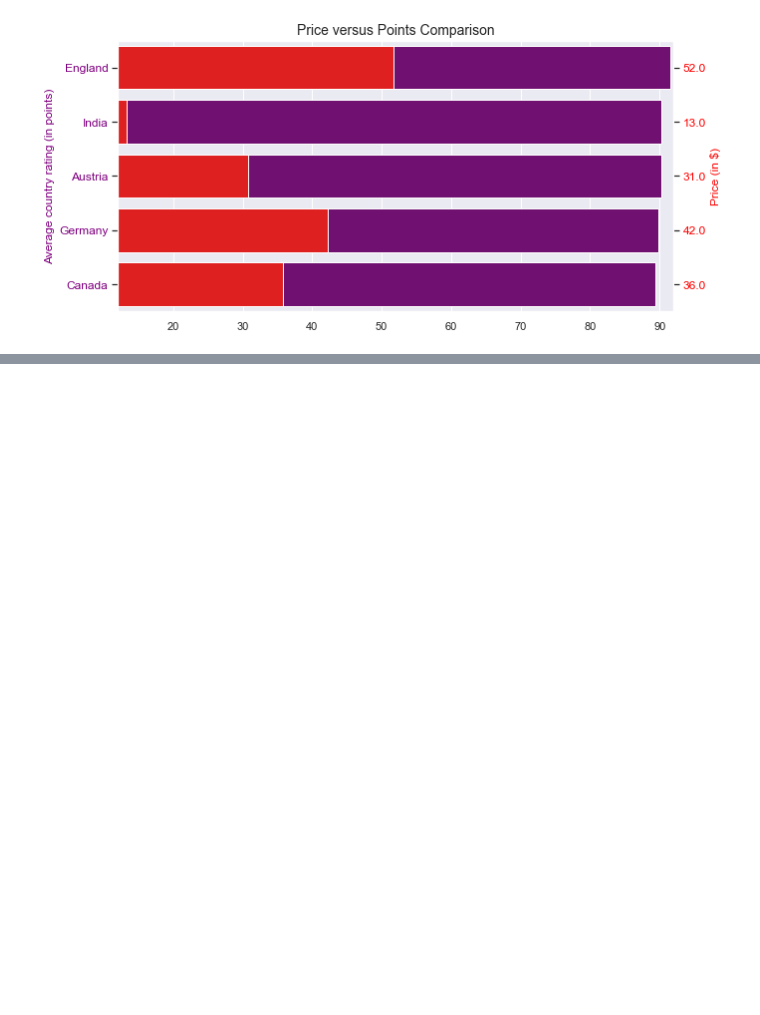
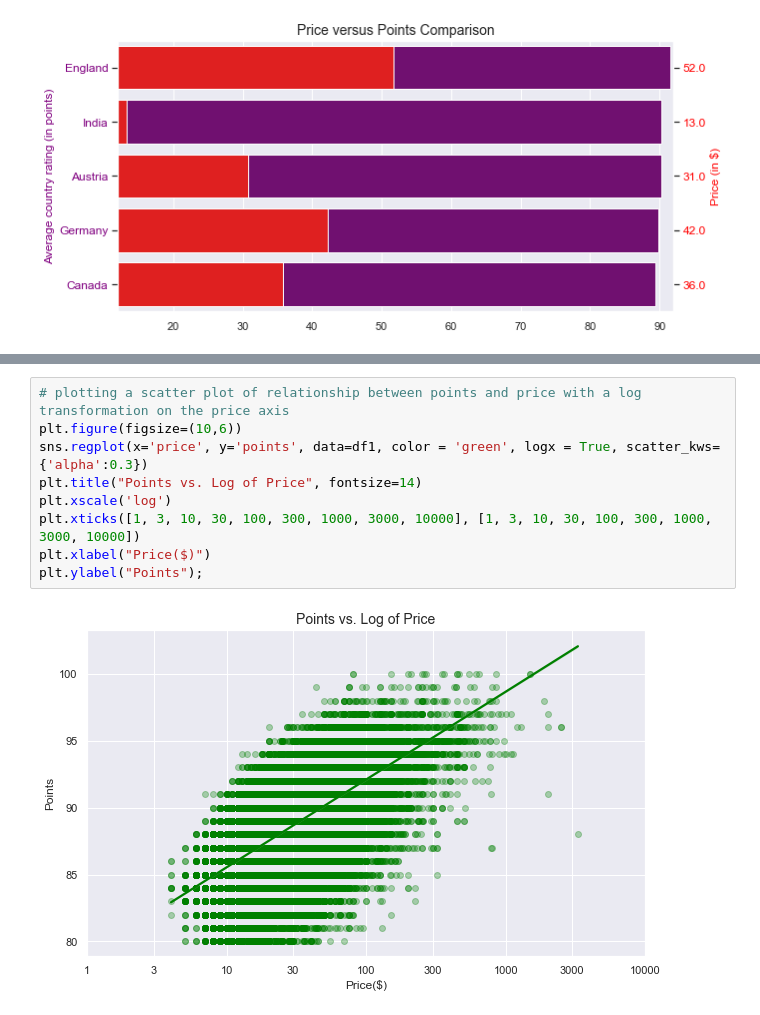
Before and after one commit to Nima-Sayyah/Drink-by-Data, a Jupyter notebook: Drink by Data (NS).ipynb, the cells around one changed output, grey strips where cells are left out. Cells and saved outputs as stored; diff of their text form; blank space fills up the shorter version.

```diff
--- a/Drink by Data (NS).ipynb
+++ b/Drink by Data (NS).ipynb
@@ -496,0 +533,11 @@ plt.ylabel('Frequency');
+# %%
+# plotting a scatter plot of relationship between points and price with a log transformation on the price axis
+plt.figure(figsize=(10,6))
+sns.regplot(x='price', y='points', data=df1, color = 'green', logx = True, scatter_kws={'alpha':0.3})
+plt.title("Points vs. Log of Price", fontsize=14)
+plt.xscale('log')
+plt.xticks([1, 3, 10, 30, 100, 300, 1000, 3000, 10000], [1, 3, 10, 30, 100, 300, 1000, 3000, 10000])
+plt.xlabel("Price($)")
+plt.ylabel("Points");
+# %% [output]
+[figure, added]
```
Also changed, not shown: parts of 25 cells of this notebook.
